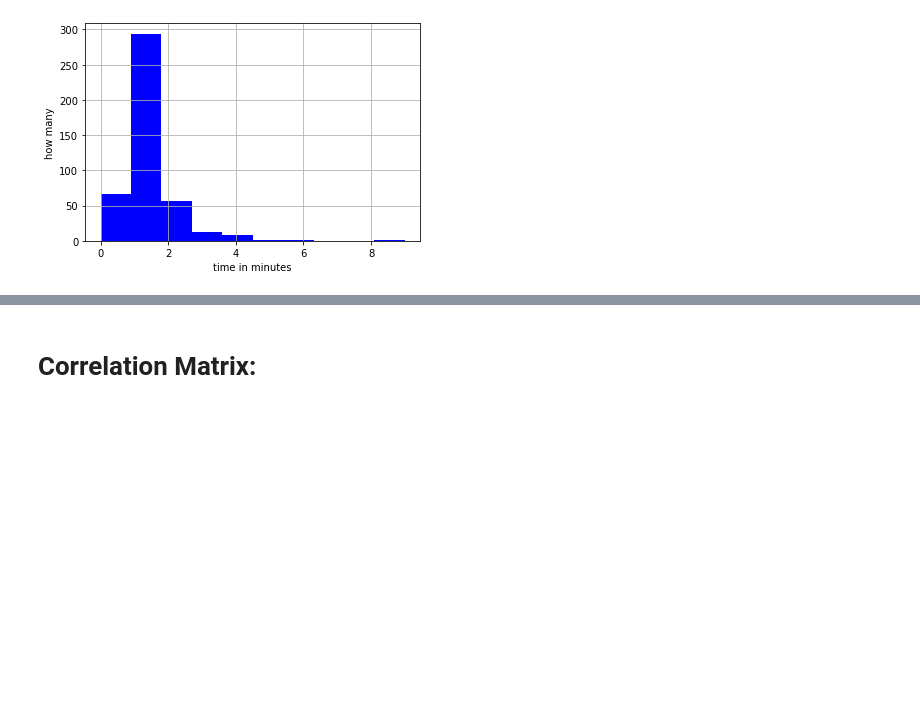
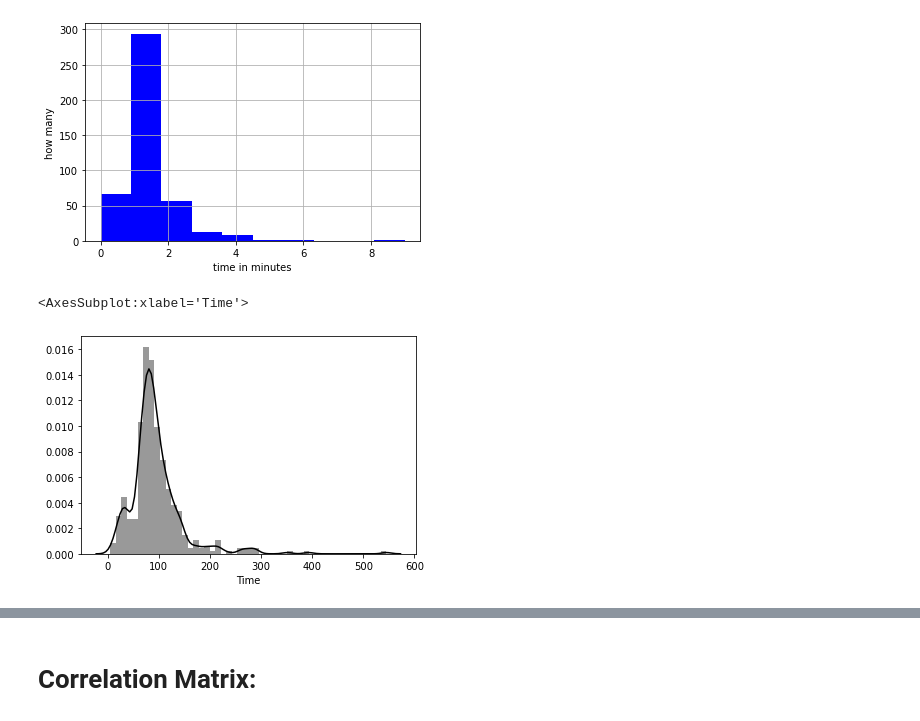
Before and after one commit to Matt88Ac/Hilbert-Huang-Transform-Super-Resolution, a Jupyter notebook: Time_and_Error_EMD2D_stats.ipynb, the cells around one changed output, grey strips where cells are left out. Cells and saved outputs as stored; diff of their text form; code cells hidden in the pictures; blank space fills up the shorter version.

```diff
--- a/Time_and_Error_EMD2D_stats.ipynb
+++ b/Time_and_Error_EMD2D_stats.ipynb
@@ -54,6 +55,11 @@ plt.hist(list(range(10)), cumulative = False, color='b', weights = tims)
  array([0. , 0.9, 1.8, 2.7, 3.6, 4.5, 5.4, 6.3, 7.2, 8.1, 9. ]),
  <BarContainer object of 10 artists>)
 [figure]
+# %%
+sns.distplot(data['Time'].loc[data['Time'] < 1000], color='black')
+# %% [output]
+<AxesSubplot:xlabel='Time'>
+[figure, added]
 # %%
 plt.grid()
 plt.ylabel('time in seconds')
```
Also changed, not shown: parts of 8 cells of this notebook.
